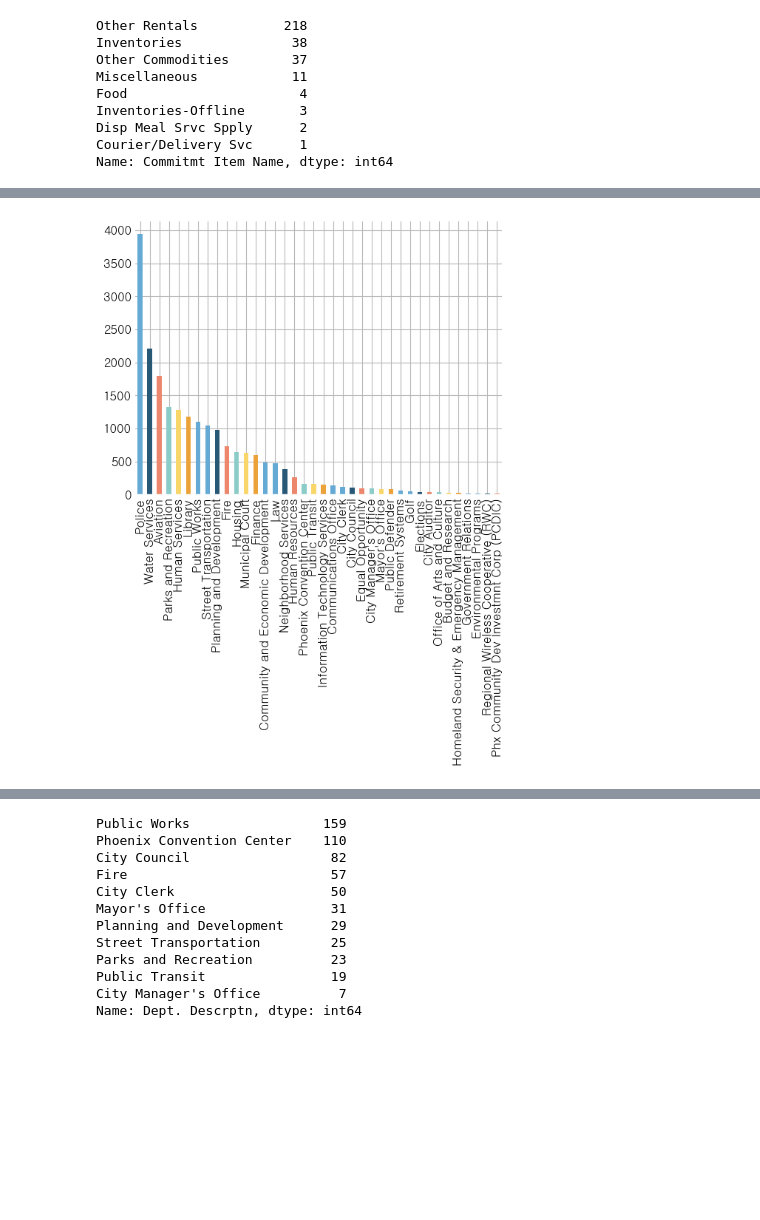
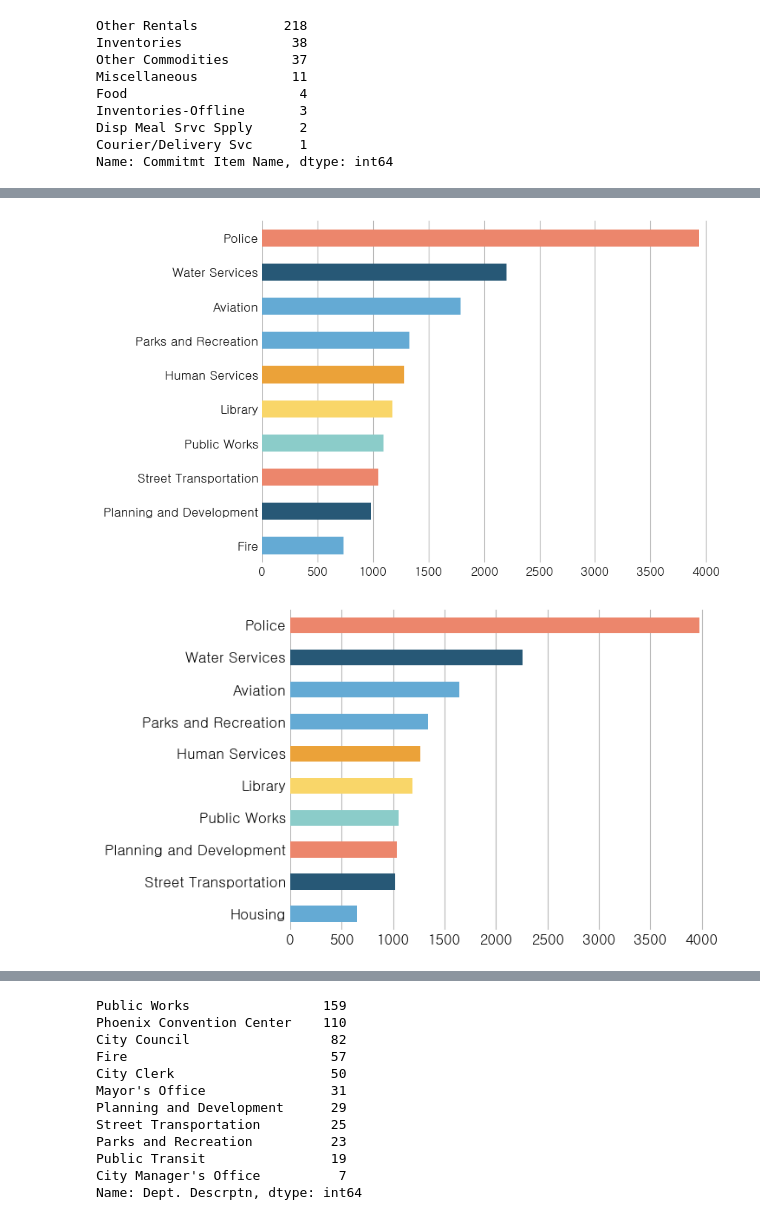
Before and after one commit to vpenney/data-studio, a Jupyter notebook: code/07-phoenix-vendors/Phoenix vendor payments.ipynb, the cells around one changed output, grey strips where cells are left out. Cells and saved outputs as stored; diff of their text form; code cells hidden in the pictures; blank space fills up the shorter version.

```diff
--- a/code/07-phoenix-vendors/Phoenix vendor payments.ipynb
+++ b/code/07-phoenix-vendors/Phoenix vendor payments.ipynb
@@ -283,11 +252,20 @@ Name: Vendor Name, Length: 104, dtype: int64
 # %%
 # number of orders places by department
 # this would be better broken down by department size
-df[df['Vendor Name']=='WIST OFFICE PRODUCTS CO']['Dept. Descrptn'].value_counts().plot(kind='bar')
+ax = df[df['Vendor Name']=='WIST OFFICE PRODUCTS CO']['Dept. Descrptn'].value_counts().head(10).sort_values(ascending=True).plot(kind='barh', figsize=(8,6))
+ax.grid(False, axis='y')
 
 plt.show()
 # %% [output]
-[figure, old version]
+[figure, new version]
+# %%
+ax = df[df['Commitmt Item Name']=='Office Supplies']['Dept. Descrptn'].value_counts().head(10).sort_values(ascending=True).plot(kind='barh')
+ax.grid(False, axis='y')
+
+plt.savefig("phoenix-office-supplies.pdf")
+plt.show()
+# %% [output]
+[figure, added]
 # %%
 mayor = df[df['Dept. Descrptn']=="Mayor's Office"]
 mayor.head()
```
Also changed, not shown: parts of 19 cells of this notebook.
